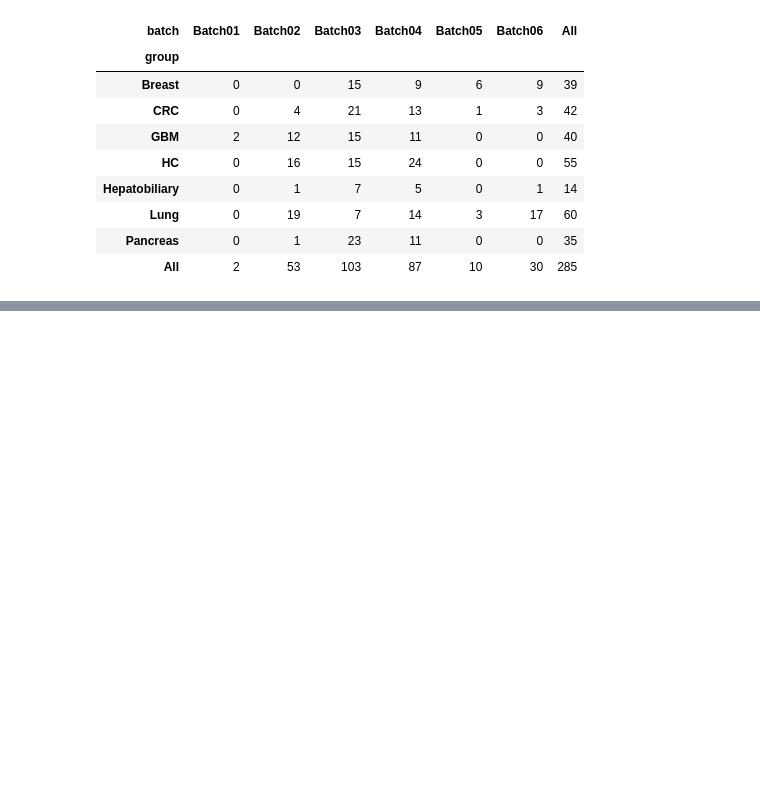
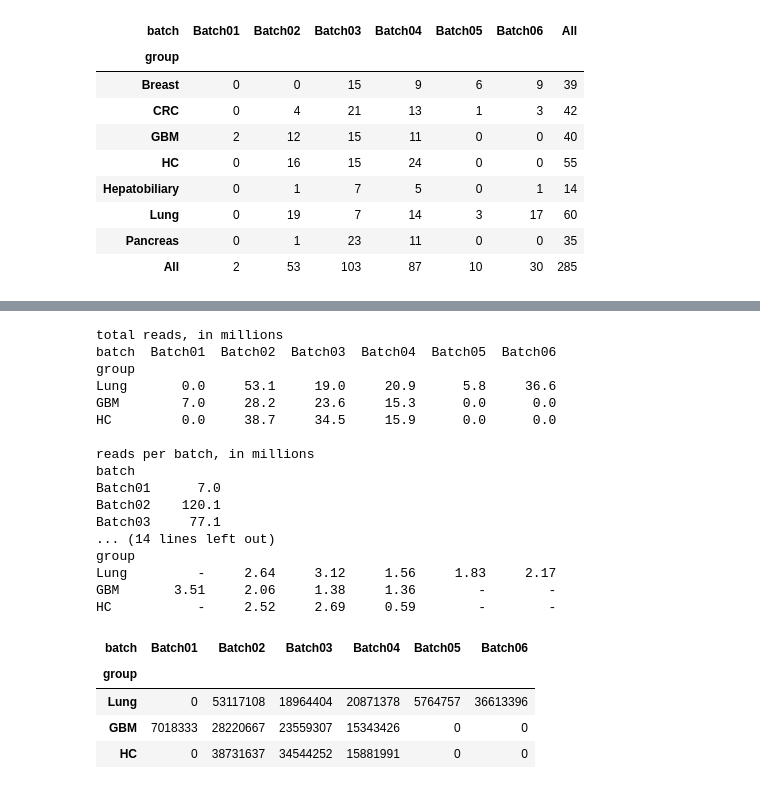
Before and after one commit to honololab/GSE68086, a Jupyter notebook: functions/00_exploration.ipynb, the cells around one changed output, grey strips where cells are left out. Cells and saved outputs as stored; diff of their text form; code cells hidden in the pictures; blank space fills up the shorter version.

```diff
--- a/functions/00_exploration.ipynb
+++ b/functions/00_exploration.ipynb
@@ -196,0 +264,70 @@ patients: 285 unique for 285 samples -> one sample per patient
+# %%
+# 6. Reads per disease in each batch, to sit next to the sample counts above.
+#    Pick the diseases here; an empty list shows them all.
+#    Options: Breast, CRC, GBM, HC, Hepatobiliary, Lung, Pancreas
+diseases = ["Lung", "GBM", "HC"]          # e.g. ["Lung", "HC", "GBM"]
+
+counts = data_df.set_index("Unnamed: 0")            # genes in rows, samples in columns
+reads_per_sample = counts.sum(axis=0).rename("reads")   # all genes added up, one number per sample
+
+# The counts matrix and the sample sheet hold the same 285 sample names but not in the same
+# order, so they are joined by name; pairing them by position would mix up the samples.
+per_sample = series_tidy.set_index("sample").join(reads_per_sample, how="inner")
+assert len(per_sample) == len(series_tidy), "some samples did not match by name"
+
+if diseases:
+    unknown = [d for d in diseases if d not in set(series_tidy.group)]
+    if unknown:
+        raise KeyError(f"not a disease in the sample sheet: {unknown}. "
+                       f"Choose from {sorted(series_tidy.group.unique())}")
+    per_sample = per_sample[per_sample.group.isin(diseases)]
+
+total_reads = per_sample.pivot_table(index="group", columns="batch", values="reads",
+                                     aggfunc="sum", fill_value=0)
+median_reads = per_sample.pivot_table(index="group", columns="batch", values="reads",
+                                      aggfunc="median")
+if diseases:
+    total_reads = total_reads.loc[diseases]
+    median_reads = median_reads.loc[diseases]
+    keep = total_reads.sum(axis=0) > 0      # same batch columns as the table above
+    total_reads, median_reads = total_reads.loc[:, keep], median_reads.loc[:, keep]
+
+print("total reads, in millions")
+print((total_reads / 1e6).round(1).to_string(), "\n")
+
+print("reads per batch, in millions")
+print((total_reads.sum(axis=0) / 1e6).round(1).to_string(), "\n")
+
+print("reads per disease, in millions")
+print((total_reads.sum(axis=1) / 1e6).round(1).to_string(), "\n")
+
+print("all reads, in millions:", round(total_reads.to_numpy().sum() / 1e6, 1), "\n")
+
+# The totals above follow the sample counts, so the typical sample is the fairer comparison:
+print("median reads per sample, in millions (empty = no samples there)")
+print((median_reads / 1e6).round(2).to_string(na_rep="-"))
+
+total_reads
+# %% [output]
+total reads, in millions
+batch  Batch01  Batch02  Batch03  Batch04  Batch05  Batch06
+group
+Lung       0.0     53.1     19.0     20.9      5.8     36.6
+GBM        7.0     28.2     23.6     15.3      0.0      0.0
+HC         0.0     38.7     34.5     15.9      0.0      0.0
+
+reads per batch, in millions
+batch
+Batch01      7.0
+Batch02    120.1
+Batch03     77.1
+... (14 lines left out)
+group
+Lung         -     2.64     3.12     1.56     1.83     2.17
+GBM       3.51     2.06     1.38     1.36        -        -
+HC           -     2.52     2.69     0.59        -        -
+| batch | Batch01 | Batch02 | Batch03 | Batch04 | Batch05 | Batch06 |
+| group |  |  |  |  |  |  |
+| Lung | 0 | 53117108 | 18964404 | 20871378 | 5764757 | 36613396 |
+| GBM | 7018333 | 28220667 | 23559307 | 15343426 | 0 | 0 |
+| HC | 0 | 38731637 | 34544252 | 15881991 | 0 | 0 |
```
Also changed, not shown: parts of 3 cells of this notebook, 2 other files.
